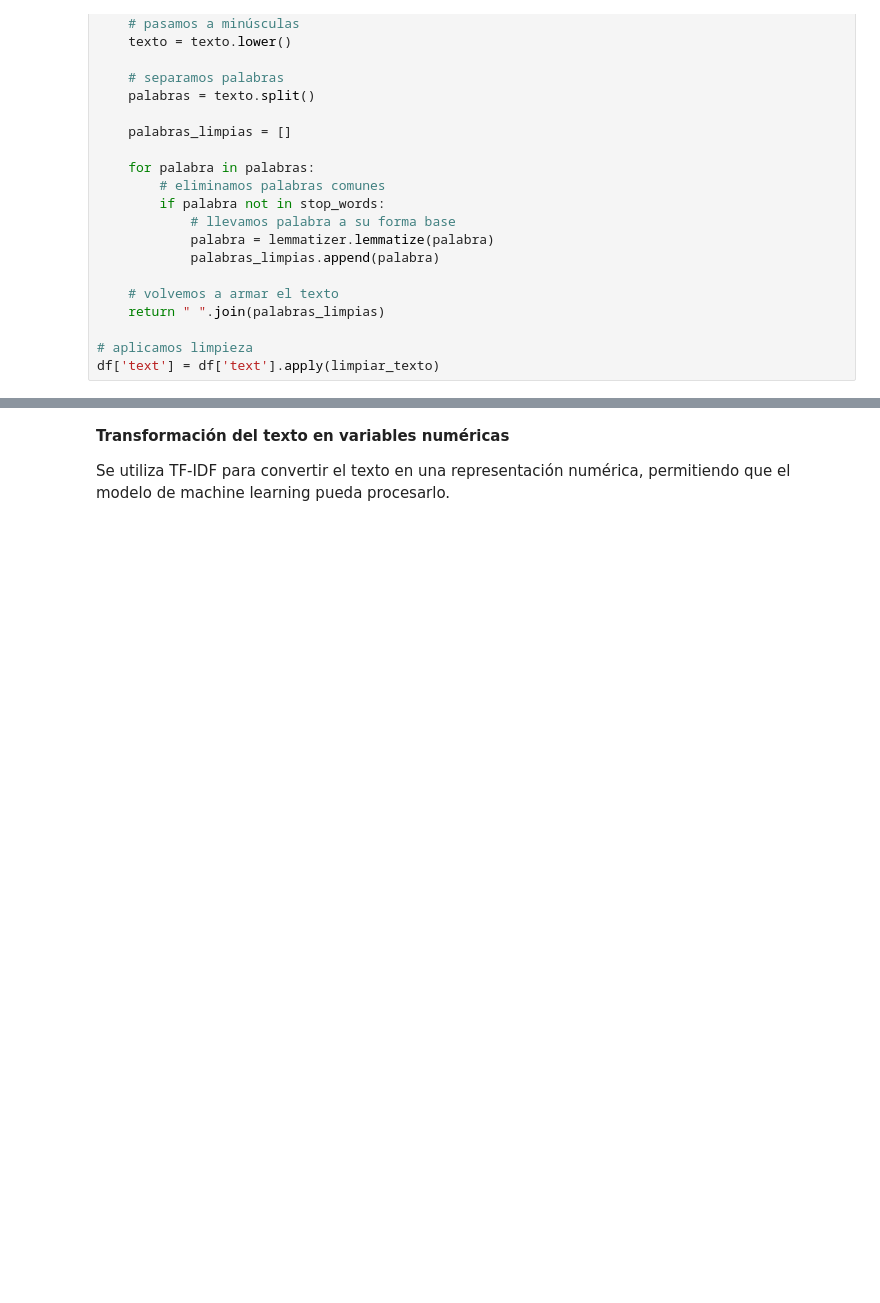
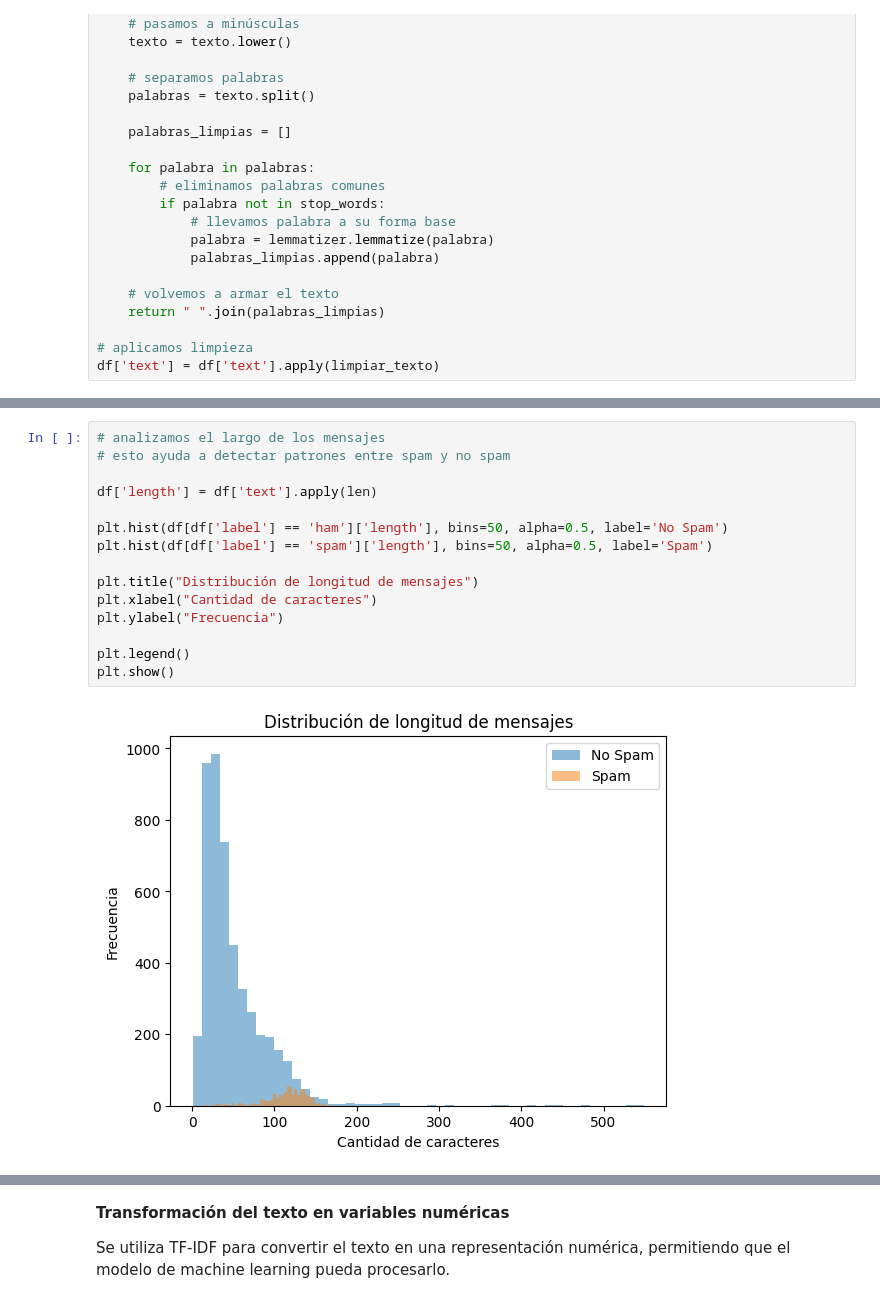
Before and after one commit to karenbochatay/Data_Science_IIII, a Jupyter notebook: DATA_SCIENCE_III.ipynb, the cells around one changed output, grey strips where cells are left out. Saved outputs shown, nothing was run; the diff lists cells and outputs as text; blank space fills up the shorter version.

```diff
--- a/DATA_SCIENCE_III.ipynb
+++ b/DATA_SCIENCE_III.ipynb
@@ -103,0 +133,17 @@ df['text'] = df['text'].apply(limpiar_texto)
+# %%
+# analizamos el largo de los mensajes
+# esto ayuda a detectar patrones entre spam y no spam
+
+df['length'] = df['text'].apply(len)
+
+plt.hist(df[df['label'] == 'ham']['length'], bins=50, alpha=0.5, label='No Spam')
+plt.hist(df[df['label'] == 'spam']['length'], bins=50, alpha=0.5, label='Spam')
+
+plt.title("Distribución de longitud de mensajes")
+plt.xlabel("Cantidad de caracteres")
+plt.ylabel("Frecuencia")
+
+plt.legend()
+plt.show()
+# %% [output]
+[figure, added]
```
Also changed, not shown: parts of 12 cells of this notebook.
